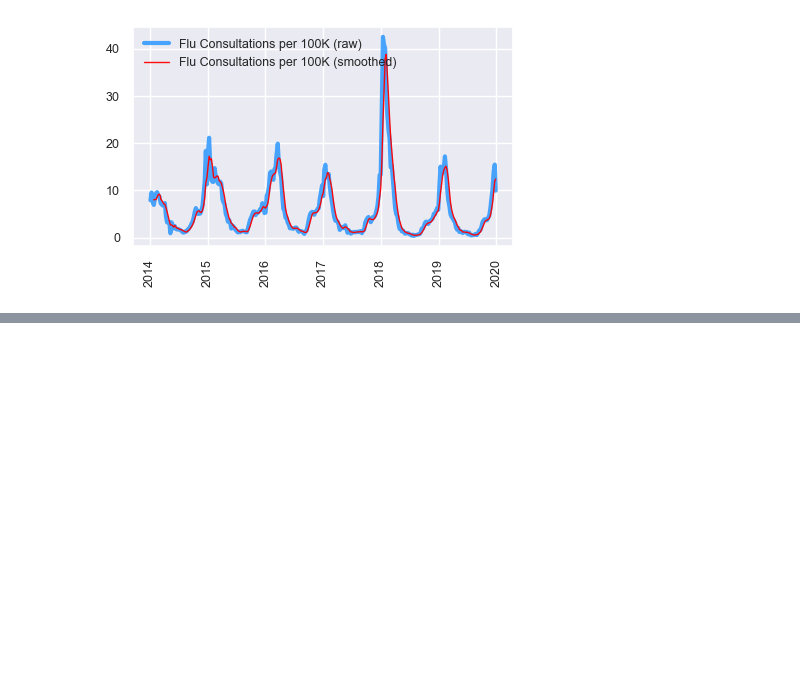
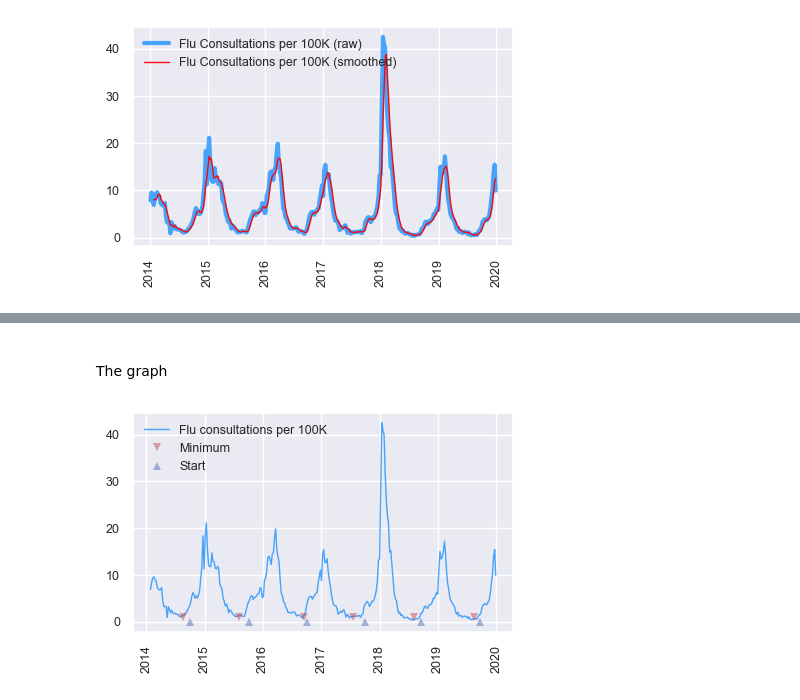
Before and after one commit to premodelling/practitioners, a Jupyter notebook: notebooks/practitioners.ipynb, the cells around one changed output, grey strips where cells are left out. Drawn from its saved outputs; the diff is of its cells as text; code cells hidden in the pictures; blank space fills up the shorter version.

```diff
--- a/notebooks/practitioners.ipynb
+++ b/notebooks/practitioners.ipynb
@@ -630,0 +637,3 @@ handle.legend(loc='upper left', fontsize='small');
+# %%
+dataseries = flu.loc[flu.Flu_rate_rm_4.notna(), :]
+logger.info(dataseries.head())
@@ -630,0 +653,4 @@ handle.legend(loc='upper left', fontsize='small');
+# %%
+minima_ = dataseries.groupby(by='year').agg(Minimum_value_date=('Flu_rate_rm_4', when_min))
+minima_.loc[:, 'y'] = np.ones(minima_.shape)
+minima_
@@ -630,0 +670,4 @@ handle.legend(loc='upper left', fontsize='small');
+# %%
+starts_ = dataseries.groupby(by='year').agg(Season_start=('Flu_rate_rm_4', season_start))
+starts_.loc[:, 'y'] = np.zeros(starts_.shape)
+starts_
@@ -630,0 +683,18 @@ handle.legend(loc='upper left', fontsize='small');
+# %% [markdown]
+<br>
+
+The graph
+# %%
+fig = plt.figure(figsize=(4.9, 2.9))
+handle = fig.gca()
+handle.tick_params(axis='both', labelsize='small')
+
+handle.plot(dataseries.index, dataseries.Flu_rate, color='dodgerblue', alpha = 0.80, linewidth=1, label='Flu consultations per 100K');
+handle.plot(minima_.Minimum_value_date, minima_.y , marker='v', mfc='r', mew=0, markersize=6, alpha=0.5, linewidth=0, label='Minimum');
+handle.plot(starts_.Season_start, starts_.y, marker='^', mfc='b', mew=0, markersize=6, alpha=0.5,  linewidth=0, label='Start');
+
+plt.xticks(rotation=90)
+
+handle.legend(loc='upper left', fontsize='small');
+# %% [output]
+[figure, added]
```
Also changed, not shown: parts of 12 cells of this notebook.
